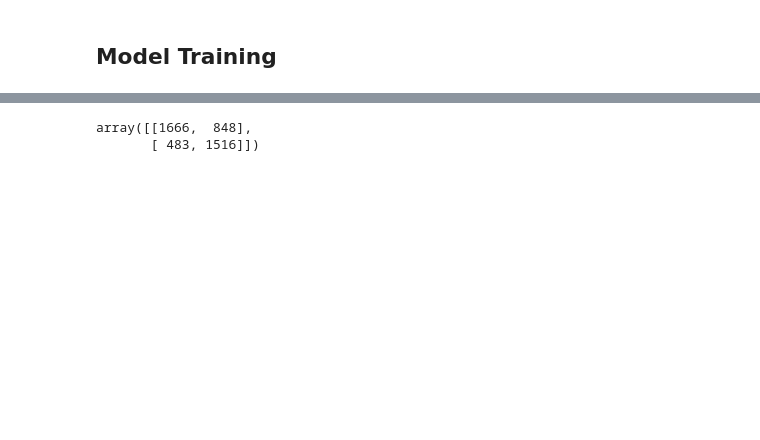
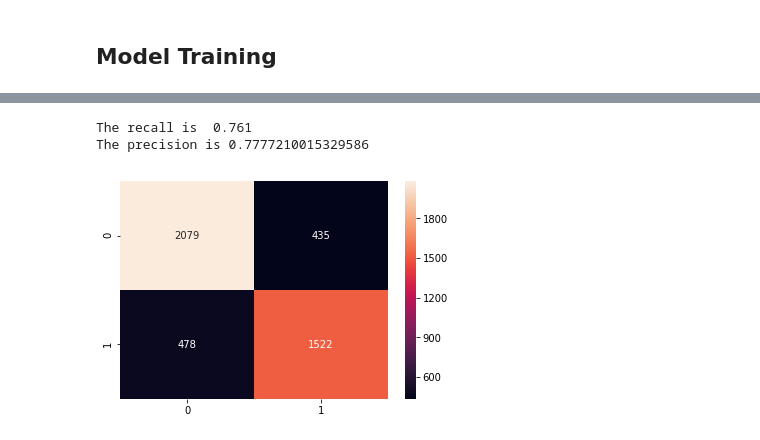
Before and after one commit to kskaran94/WasteClassification, a Jupyter notebook: Waste_classification.ipynb, the cells around one changed output, grey strips where cells are left out. Cells and saved outputs as stored; diff of their text form; code cells hidden in the pictures; blank space fills up the shorter version.

```diff
--- a/Waste_classification.ipynb
+++ b/Waste_classification.ipynb
@@ -151,7 +169,7 @@ train_generator = train_datagen.flow_from_directory(
             'train/',  # this is the target directory
             target_size=(150, 150),  # all images will be resized to 150x150
             batch_size=batch_size,
-            class_mode='categorical',shuffle=False)
+            class_mode='categorical',shuffle=True)
 
 val_generator = val_datagen.flow_from_directory(
         'val/',  # this is the target directory
@@ -208,11 +236,14 @@ _________________________________________________________________
 # %% [markdown]
 ## Model Training
 # %%
+train_size = train_generator.samples
+val_size = val_generator.samples
+
 
 history_cnn = cnn_small_bn.fit_generator(
     train_generator,
-    steps_per_epoch=20,
-    epochs=100,
+    steps_per_epoch=train_size/batch_size,
+    epochs=50,
     verbose=1,
     validation_data=val_generator,
-    validation_steps=20)
+    validation_steps=val_size/ batch_size)
@@ -221,8 +272,0 @@ pd.DataFrame(history_cnn.history).plot()
-# %%
-val_pred, val_classes = predict_from_generator(val_generator, cnn_small_bn)
-
-
-confusion_matrix(val_classes, val_pred)
-# %% [output]
-array([[1666,  848],
-       [ 483, 1516]])
@@ -252,0 +273,16 @@ array([[1666,  848],
+# %%
+val_pred, val_classes = predict_from_generator(val_generator, cnn_small_bn)
+
+
+cnf_matrix_val = confusion_matrix(val_classes, val_pred)
+
+fig1 = sns.heatmap(cnf_matrix_val, annot=True, fmt="d")
+
+
+print("The recall is ", recall_score(val_classes, val_pred))
+
+print("The precision is", precision_score(val_classes, val_pred))
+# %% [output]
+The recall is  0.761
+The precision is 0.7777210015329586
+[figure, added]
```
Also changed, not shown: parts of 22 cells of this notebook.
